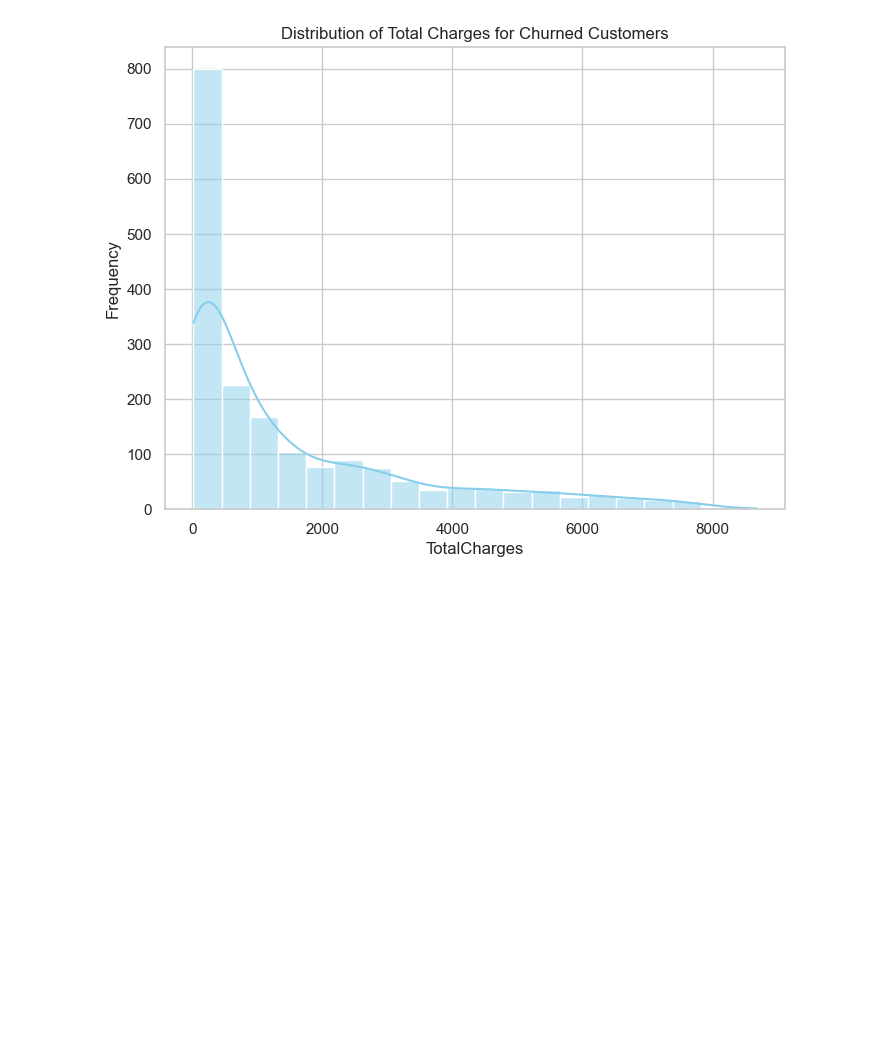
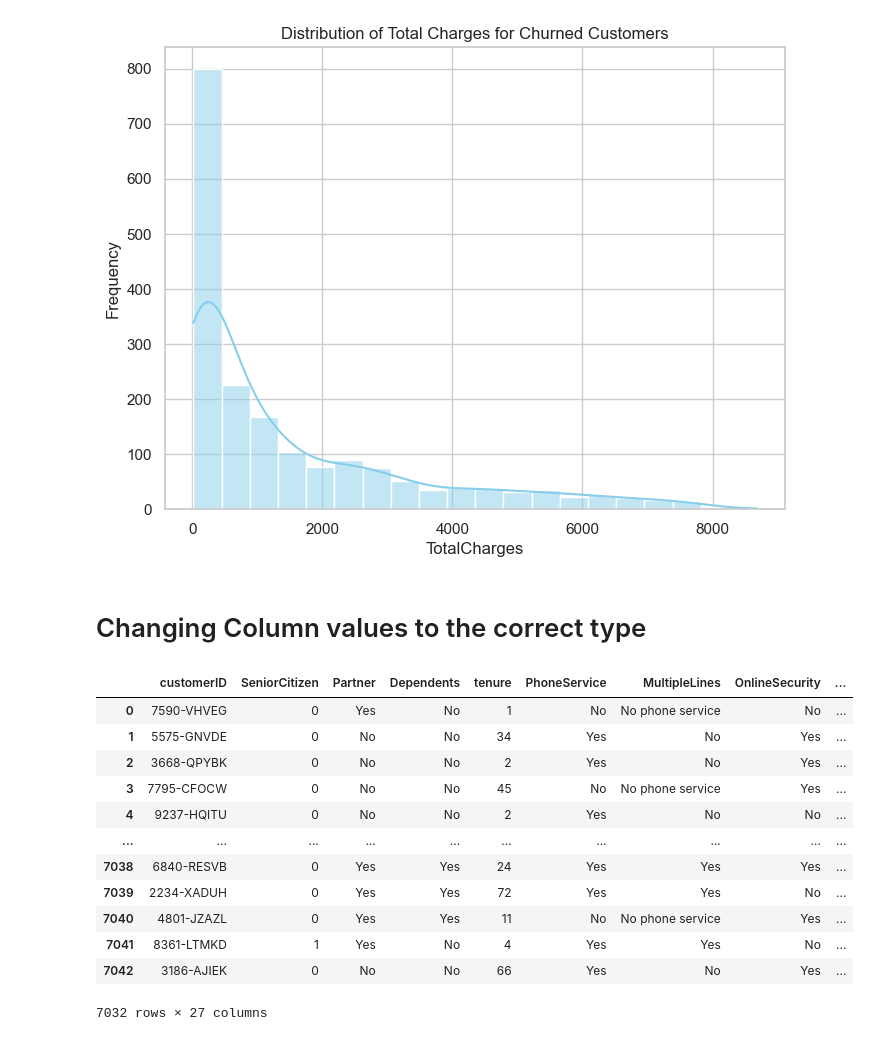
Before and after one commit to thisissteff/customer_churn_prediction, a Jupyter notebook: customer_churn.ipynb, the cells around one changed output. Saved outputs shown, nothing was run; the diff lists cells and outputs as text; code cells hidden in the pictures; blank space fills up the shorter version.

```diff
--- a/customer_churn.ipynb
+++ b/customer_churn.ipynb
@@ -469,3 +427,36 @@ plt.title("Distribution of Total Charges for Churned Customers")
 plt.show()
 # %% [output]
 [figure]
+# %% [markdown]
+# Changing Column values to the correct type
+# %%
+# perform one-hot encoding on gender column
+encoded_gender = pd.get_dummies(df['gender'], prefix='gender')
+df_encoded = pd.concat([df, encoded_gender], axis=1)
+df_encoded.drop('gender', axis=1, inplace=True)
+
+# perform one-hot encoding on payment method column
+encoded_gender = pd.get_dummies(df_encoded['PaymentMethod'], prefix='gender')
+df_encoded_2 = pd.concat([df_encoded, encoded_gender], axis=1)
+df_encoded_2.drop('PaymentMethod', axis=1, inplace=True)
+
+# perform one-hot encoding on internet service column
+encoded_gender = pd.get_dummies(df_encoded_2['InternetService'], prefix='gender')
+df_encoded_3 = pd.concat([df_encoded_2, encoded_gender], axis=1)
+df_encoded_3.drop('InternetService', axis=1, inplace=True)
+# %%
+df_encoded_3
+# %% [output]
+|  | customerID | SeniorCitizen | Partner | Dependents | tenure | PhoneService | MultipleLines | OnlineSecurity | ... |
+| 0 | 7590-VHVEG | 0 | Yes | No | 1 | No | No phone service | No | ... |
+| 1 | 5575-GNVDE | 0 | No | No | 34 | Yes | No | Yes | ... |
+| 2 | 3668-QPYBK | 0 | No | No | 2 | Yes | No | Yes | ... |
+| 3 | 7795-CFOCW | 0 | No | No | 45 | No | No phone service | Yes | ... |
+| 4 | 9237-HQITU | 0 | No | No | 2 | Yes | No | No | ... |
+| ... | ... | ... | ... | ... | ... | ... | ... | ... | ... |
+| 7038 | 6840-RESVB | 0 | Yes | Yes | 24 | Yes | Yes | Yes | ... |
+| 7039 | 2234-XADUH | 0 | Yes | Yes | 72 | Yes | Yes | No | ... |
+| 7040 | 4801-JZAZL | 0 | Yes | Yes | 11 | No | No phone service | Yes | ... |
+| 7041 | 8361-LTMKD | 1 | Yes | No | 4 | Yes | Yes | No | ... |
+| 7042 | 3186-AJIEK | 0 | No | No | 66 | Yes | No | Yes | ... |
+7032 rows × 27 columns
```
Also changed, not shown: parts of 18 cells of this notebook.
